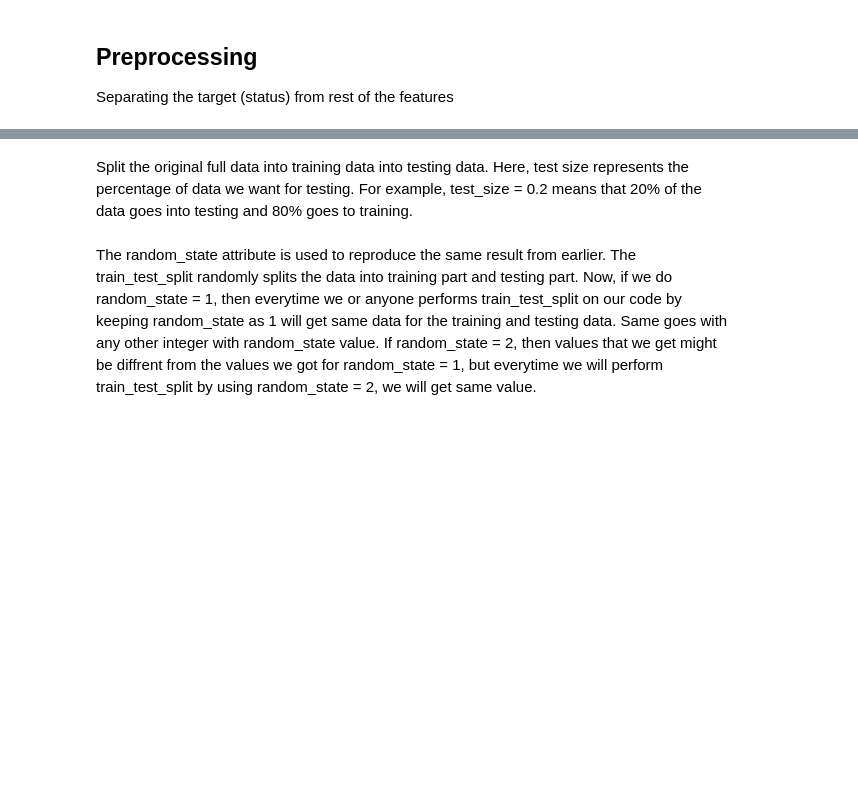
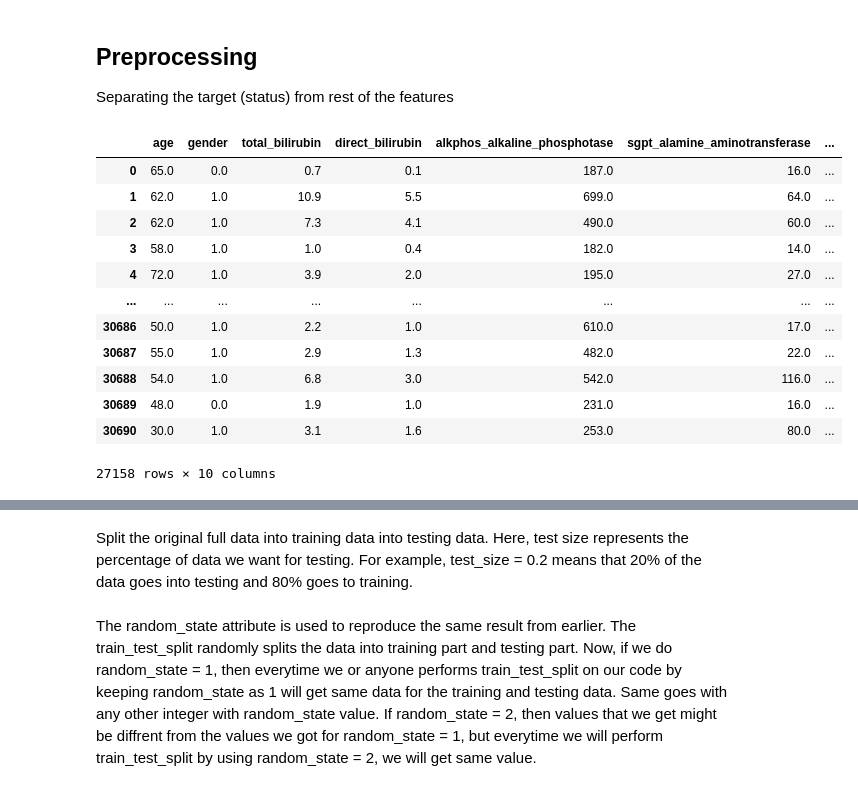
Before and after one commit to anjali301/healthcare-ML, a Jupyter notebook: health/care/disease/Liver.ipynb, the cells around one changed output, grey strips where cells are left out. Saved outputs shown, nothing was run; the diff lists cells and outputs as text; code cells hidden in the pictures; blank space fills up the shorter version.

```diff
--- a/health/care/disease/Liver.ipynb
+++ b/health/care/disease/Liver.ipynb
@@ -135,7 +133,21 @@ Separating the target (status) from rest of the features
 x = park_data.drop(columns=['result'])
 y = park_data['result']
 # %%
-x.drop(columns="index", inplace=True)
+x
+# %% [output]
+|  | age | gender | total_bilirubin | direct_bilirubin | alkphos_alkaline_phosphotase | sgpt_alamine_aminotransferase | ... |
+| 0 | 65.0 | 0.0 | 0.7 | 0.1 | 187.0 | 16.0 | ... |
+| 1 | 62.0 | 1.0 | 10.9 | 5.5 | 699.0 | 64.0 | ... |
+| 2 | 62.0 | 1.0 | 7.3 | 4.1 | 490.0 | 60.0 | ... |
+| 3 | 58.0 | 1.0 | 1.0 | 0.4 | 182.0 | 14.0 | ... |
+| 4 | 72.0 | 1.0 | 3.9 | 2.0 | 195.0 | 27.0 | ... |
+| ... | ... | ... | ... | ... | ... | ... | ... |
+| 30686 | 50.0 | 1.0 | 2.2 | 1.0 | 610.0 | 17.0 | ... |
+| 30687 | 55.0 | 1.0 | 2.9 | 1.3 | 482.0 | 22.0 | ... |
+| 30688 | 54.0 | 1.0 | 6.8 | 3.0 | 542.0 | 116.0 | ... |
+| 30689 | 48.0 | 0.0 | 1.9 | 1.0 | 231.0 | 16.0 | ... |
+| 30690 | 30.0 | 1.0 | 3.1 | 1.6 | 253.0 | 80.0 | ... |
+27158 rows × 10 columns
 # %%
 y
 # %% [output]
```
Also changed, not shown: parts of 7 cells of this notebook, 10 other files.
